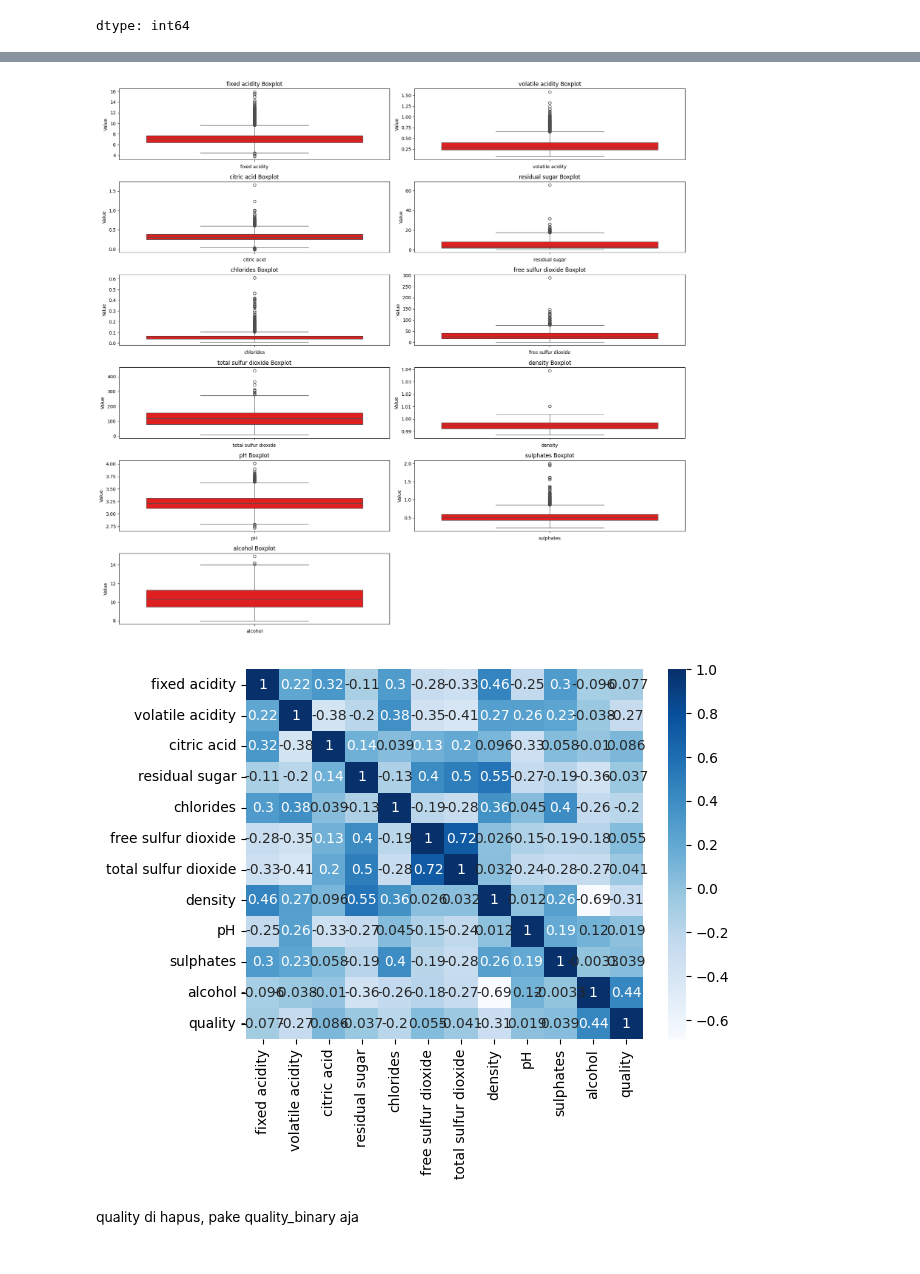
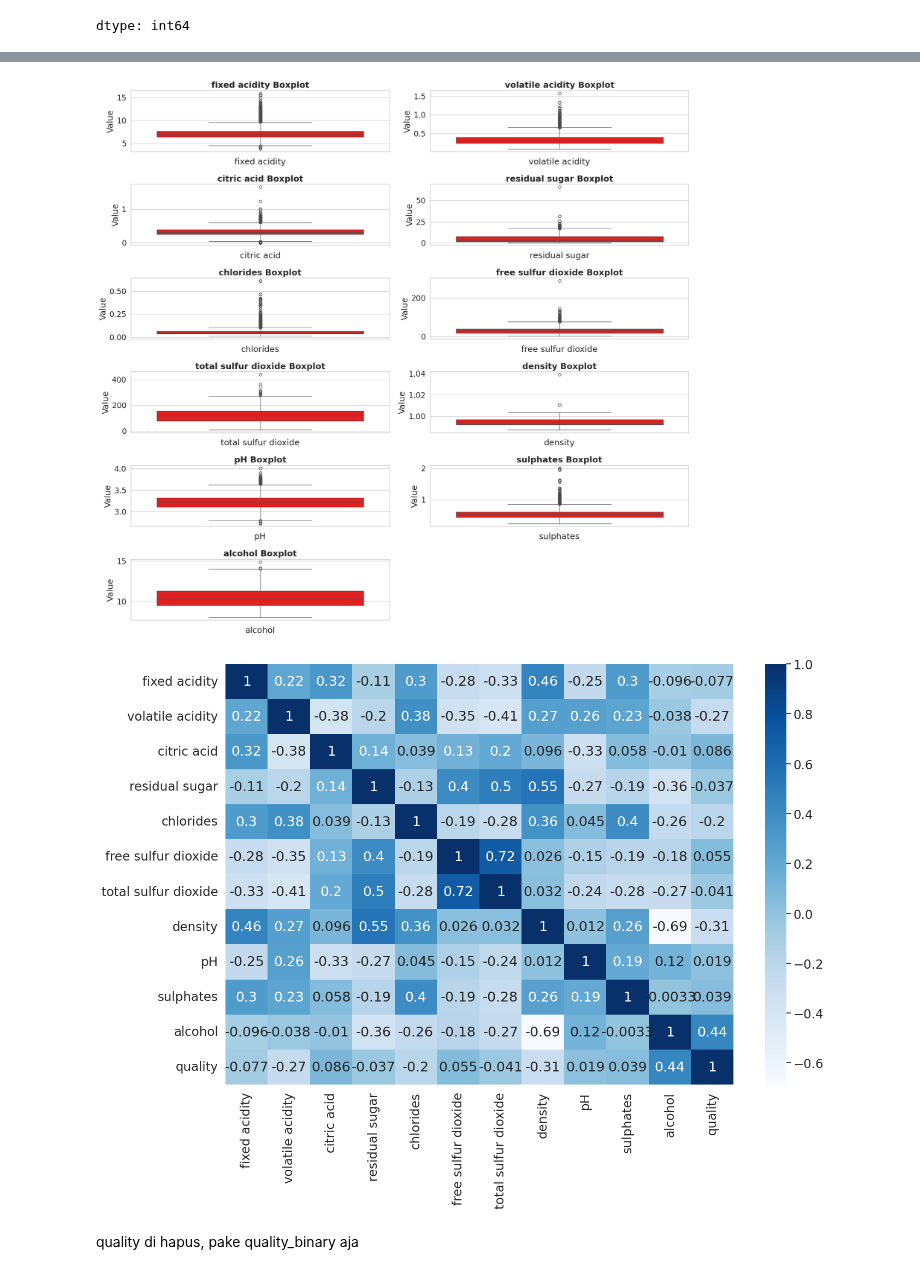
Before and after one commit to Najer-jril/BelajarML, a Jupyter notebook: 02_LEARNING/02_Supervised/LogisticRegression/Wine_LogReg_exercise.ipynb, the cells around one changed output, grey strips where cells are left out. Drawn from its saved outputs; the diff is of its cells as text; code cells hidden in the pictures.

```diff
--- a/02_LEARNING/02_Supervised/LogisticRegression/Wine_LogReg_exercise.ipynb
+++ b/02_LEARNING/02_Supervised/LogisticRegression/Wine_LogReg_exercise.ipynb
@@ -26,5 +33,5 @@ warnings.filterwarnings('ignore')
 # %%
-df = pd.read_csv('/content/drive/My Drive/BelajarML/dataset/log_Reg/winequalityN.csv')
+df = pd.read_csv('/kaggle/input/wine-quality/winequalityN.csv')
 df.head()
 # %% [output]
 |  | type | fixed acidity | volatile acidity | citric acid | residual sugar | chlorides | free sulfur dioxide | ... |
@@ -139,5 +160,5 @@ plt.show()
 # %%
-df["quality_binary"] = (df["quality"] >= 6).astype(int)
-df["quality_binary"].value_counts()
+df["quality_biner"] = (df["quality"] >= 6).astype(int)
+df["quality_biner"].value_counts()
 # %% [output]
 |  | count |
@@ -170,12 +191,14 @@ for i, col in enumerate(continous_columns):
 
 plt.tight_layout()
 # %% [output]
-[figure, old version]
+[figure, new version]
 # %%
+sns.set(style = 'whitegrid', font_scale = 1.5)
+plt.figure(figsize=(15,10))
 sns.heatmap(df[continous_columns + ["quality"]].corr(),annot=True,cmap="Blues")
 plt.show()
 # %% [output]
-[figure, old version]
+[figure, new version]
 # %% [markdown]
 quality di hapus, pake quality_binary aja
 # %%
```
Also changed, not shown: parts of 10 cells of this notebook.
